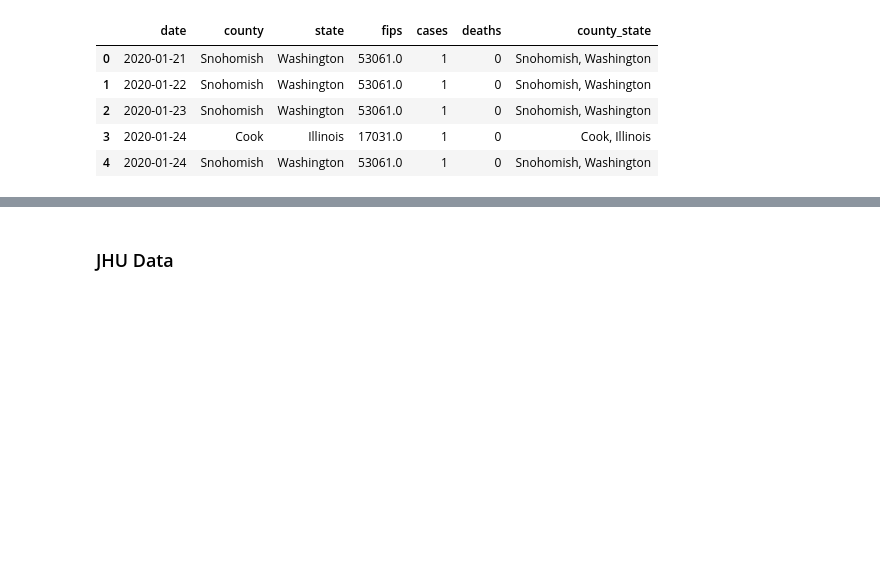
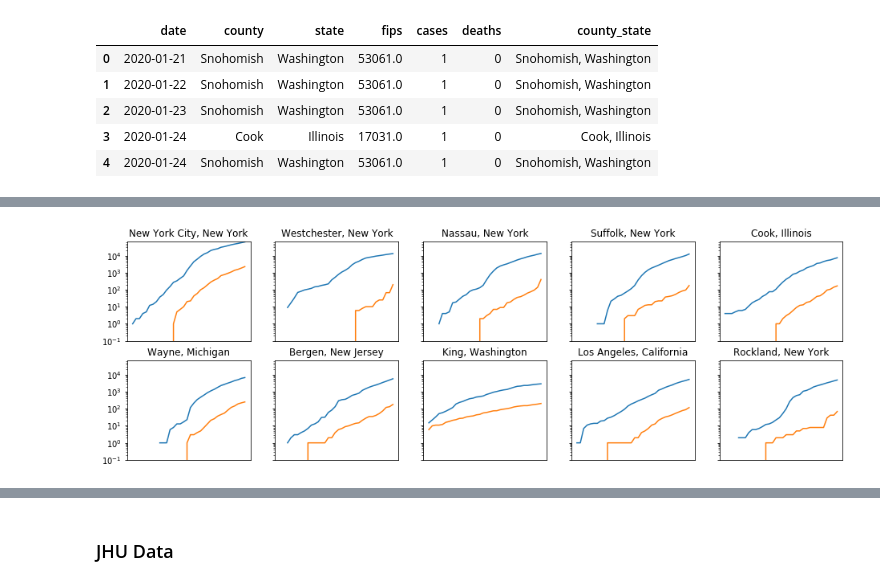
Before and after one commit to TianyuanCai/covid19, a Jupyter notebook: code/EDA.ipynb, the cells around one changed output, grey strips where cells are left out. Saved outputs shown, nothing was run; the diff lists cells and outputs as text; code cells hidden in the pictures; blank space fills up the shorter version.

```diff
--- a/code/EDA.ipynb
+++ b/code/EDA.ipynb
@@ -95,3 +115,16 @@ for county, ax in zip(counties,axes.flat):
+# %%
+# log y-axis
+fig, axes = plt.subplots(2,5, figsize = (16,5), sharex=True, sharey=True, subplot_kw={ 'xticks': []})
+
+for county, ax in zip(counties,axes.flat):
+    data_per_county = data_halftime [data_halftime ['county_state'] == county]
+    ax.plot(data_per_county.date, data_per_county.cases)
+    ax.plot(data_per_county.date, data_per_county.deaths)
+    ax.set_title(county)
+    ax.set_ylim(bottom=0.1)
+    ax.set_yscale('log')
+# %% [output]
+[figure, added]
 # %%
 fig, ax = plt.subplots(figsize = (10,5))
 #ax.plot(data_per_county.date, data_per_county.cases)
```
Also changed, not shown: parts of 15 cells of this notebook.
